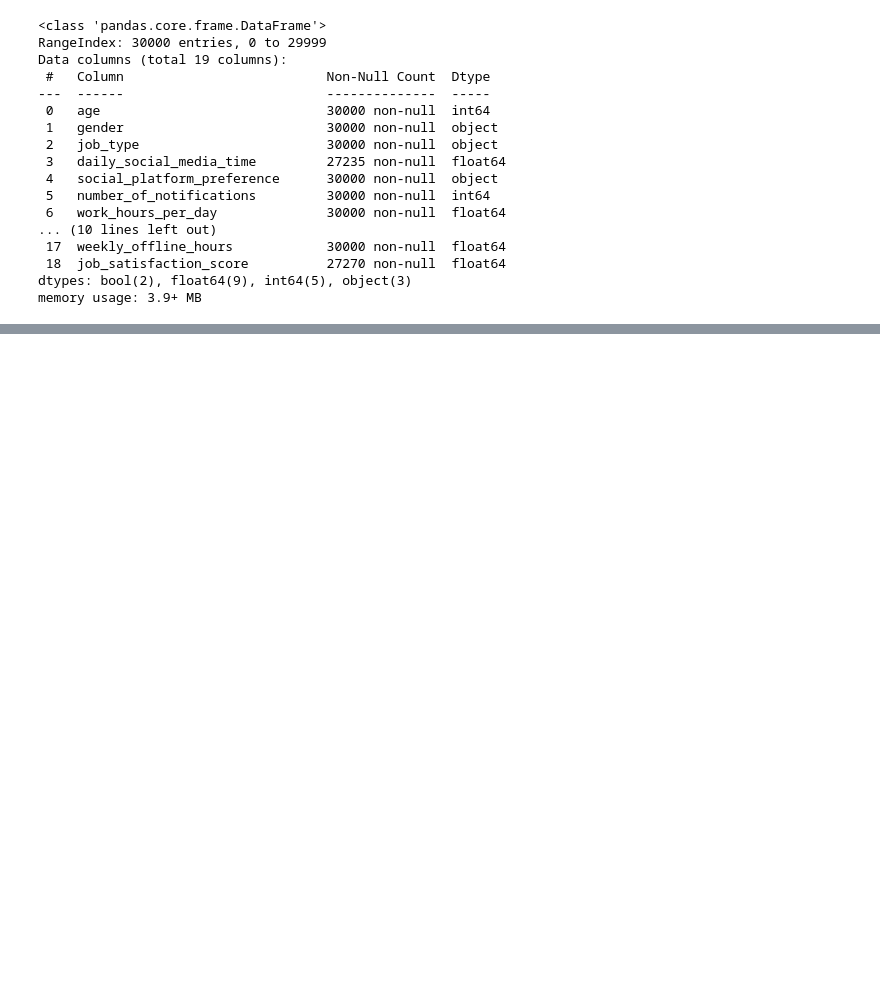
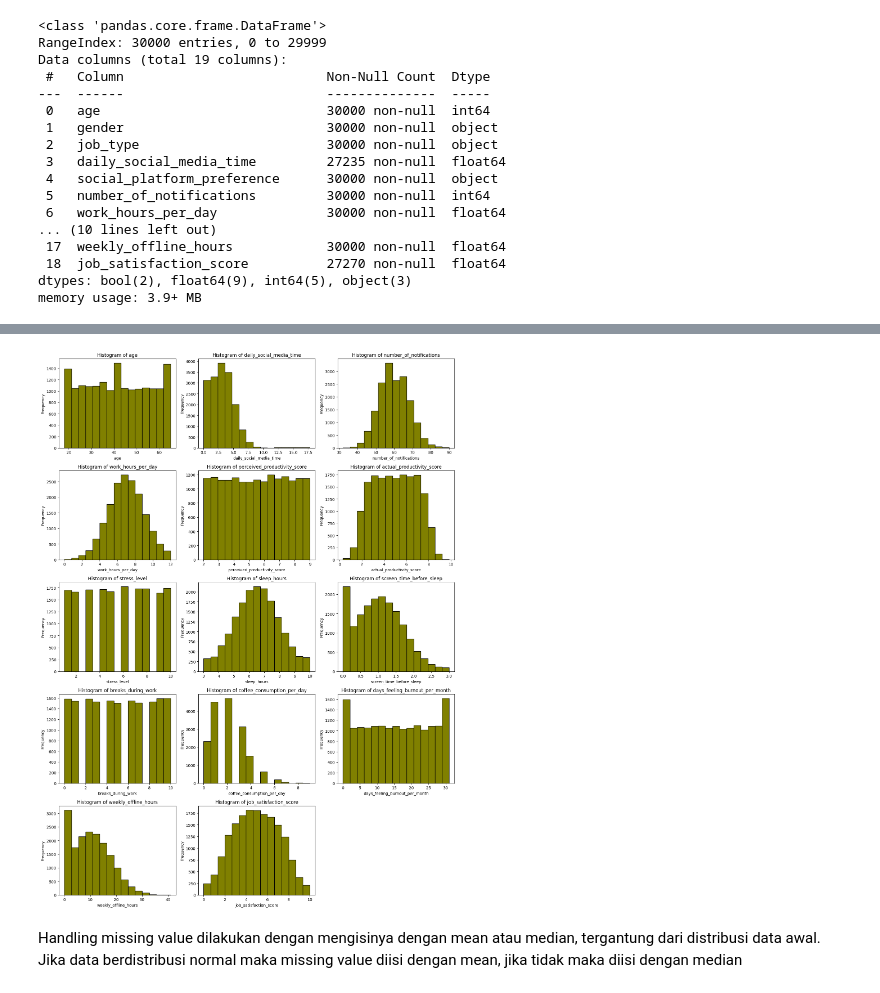
Before and after one commit to firarru/Matkul-ML, a Jupyter notebook: ML_Social_Media_Productivity.ipynb, the cells around one changed output, grey strips where cells are left out. Cells and saved outputs as stored; diff of their text form; code cells hidden in the pictures; blank space fills up the shorter version.

```diff
--- a/ML_Social_Media_Productivity.ipynb
+++ b/ML_Social_Media_Productivity.ipynb
@@ -61,0 +104,21 @@ memory usage: 3.9+ MB
+# %%
+df.dropna(inplace=True)
+# %%
+numeric_cols = df.select_dtypes(include=["float64", "int64"]).columns
+categorical_cols = df.select_dtypes(include=["object", "bool"]).columns
+# %%
+plt.figure(figsize=(15, 20))
+
+for i, col in enumerate(numeric_cols, start=1):
+    plt.subplot(5, 3, i)
+    df[col].plot(kind='hist', color='olive', bins=15, edgecolor='black')
+    plt.title(f'Histogram of {col}')
+    plt.xlabel(col)
+    plt.ylabel('Frequency')
+
+plt.tight_layout()
+plt.show()
+# %% [output]
+[figure, added]
+# %% [markdown]
+Handling missing value dilakukan dengan mengisinya dengan mean atau median, tergantung dari distribusi data awal. Jika data berdistribusi normal maka missing value diisi dengan mean, jika tidak maka diisi dengan median
```
Also changed, not shown: parts of 12 cells of this notebook.
